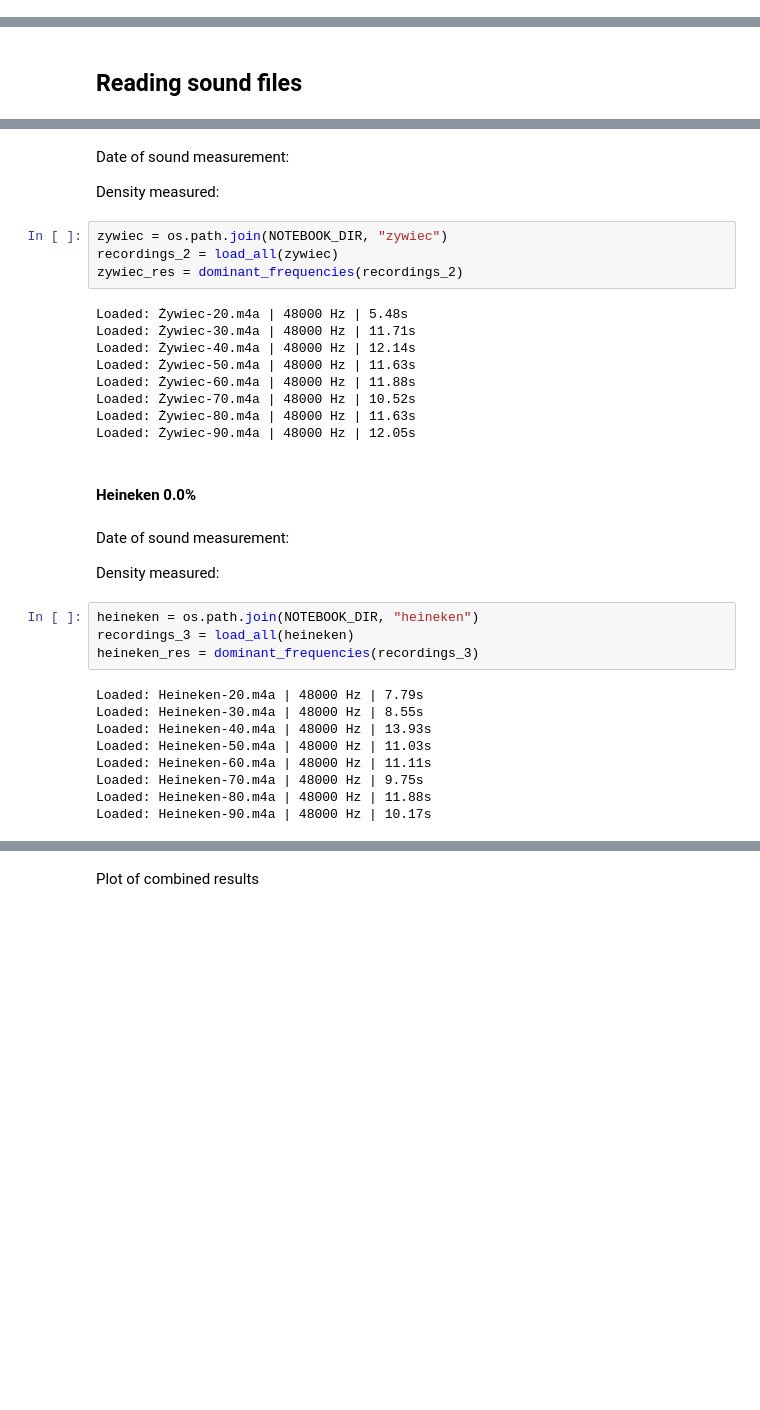
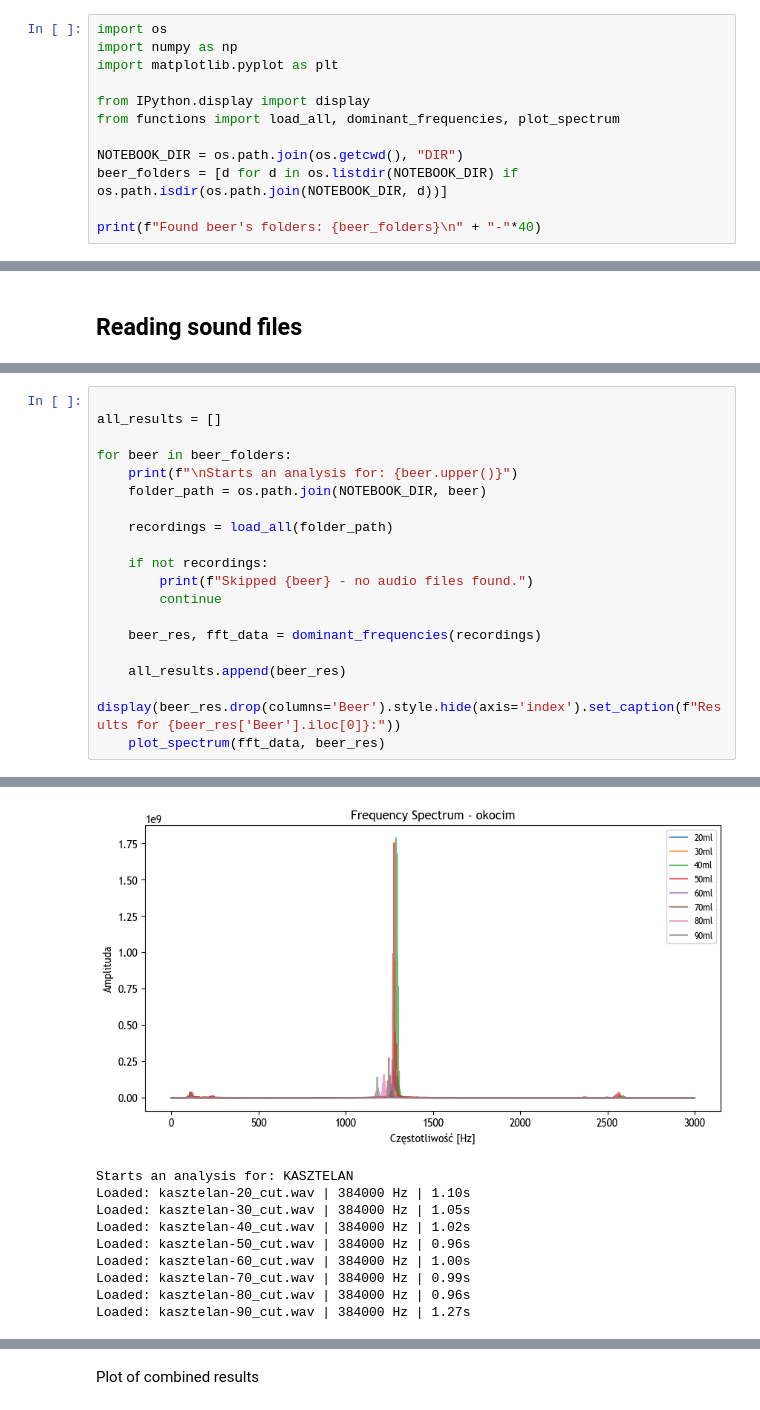
Before and after one commit to SecondGlanceFromAlice/Beer-hemian_Rhapsody, a Jupyter notebook: results_analysis.ipynb, the cells around one changed output, grey strips where cells are left out. Drawn from its saved outputs; the diff is of its cells as text; blank space fills up the shorter version.

Commit message:
Szymek branch (#11)
* fix: poprawka load_audio dla przeplatanych kanalow stereo

* add: folder DIR z nagraniami oraz notebook

* usuniete komentarze, rozdzielenie funkcji oraz poprawienie wygladu

```diff
--- a/results_analysis.ipynb
+++ b/results_analysis.ipynb
@@ -18,0 +11,12 @@ NOTEBOOK_DIR = os.path.abspath(".")
+# %%
+import os
+import numpy as np
+import matplotlib.pyplot as plt
+
+from IPython.display import display
+from functions import load_all, dominant_frequencies, plot_spectrum
+
+NOTEBOOK_DIR = os.path.join(os.getcwd(), "DIR")
+beer_folders = [d for d in os.listdir(NOTEBOOK_DIR) if os.path.isdir(os.path.join(NOTEBOOK_DIR, d))]
+
+print(f"Found beer's folders: {beer_folders}\n" + "-"*40)
@@ -46,36 +30,20 @@ Loaded: Kasztelan-90.m4a | 48000 Hz | 12.39s
-# %% [markdown]
-Date of sound measurement:
-
-Density measured:
-# %%
-zywiec = os.path.join(NOTEBOOK_DIR, "zywiec")
-recordings_2 = load_all(zywiec)
-zywiec_res = dominant_frequencies(recordings_2)
-# %% [output]
-Loaded: Żywiec-20.m4a | 48000 Hz | 5.48s
-Loaded: Żywiec-30.m4a | 48000 Hz | 11.71s
-Loaded: Żywiec-40.m4a | 48000 Hz | 12.14s
-Loaded: Żywiec-50.m4a | 48000 Hz | 11.63s
-Loaded: Żywiec-60.m4a | 48000 Hz | 11.88s
-Loaded: Żywiec-70.m4a | 48000 Hz | 10.52s
-Loaded: Żywiec-80.m4a | 48000 Hz | 11.63s
-Loaded: Żywiec-90.m4a | 48000 Hz | 12.05s
-# %% [markdown]
-#### Heineken 0.0%
-# %% [markdown]
-Date of sound measurement:
-
-Density measured:
-# %%
-heineken = os.path.join(NOTEBOOK_DIR, "heineken")
-recordings_3 = load_all(heineken)
-heineken_res = dominant_frequencies(recordings_3)
-# %% [output]
-Loaded: Heineken-20.m4a | 48000 Hz | 7.79s
-Loaded: Heineken-30.m4a | 48000 Hz | 8.55s
-Loaded: Heineken-40.m4a | 48000 Hz | 13.93s
-Loaded: Heineken-50.m4a | 48000 Hz | 11.03s
-Loaded: Heineken-60.m4a | 48000 Hz | 11.11s
-Loaded: Heineken-70.m4a | 48000 Hz | 9.75s
-Loaded: Heineken-80.m4a | 48000 Hz | 11.88s
-Loaded: Heineken-90.m4a | 48000 Hz | 10.17s
+# %%
+
+all_results = []
+
+for beer in beer_folders:
+    print(f"\nStarts an analysis for: {beer.upper()}")
+    folder_path = os.path.join(NOTEBOOK_DIR, beer)
+
+    recordings = load_all(folder_path)
+
+    if not recordings:
+        print(f"Skipped {beer} - no audio files found.")
+        continue
+
+    beer_res, fft_data = dominant_frequencies(recordings)
+
+    all_results.append(beer_res)
+    display(beer_res.drop(columns='Beer').style.hide(axis='index').set_caption(f"Results for {beer_res['Beer'].iloc[0]}:"))
+    plot_spectrum(fft_data, beer_res)
+# %% [output]
@@ -81,0 +69,10 @@ Loaded: Heineken-90.m4a | 48000 Hz | 10.17s
+[figure, added]
+Starts an analysis for: KASZTELAN
+Loaded: kasztelan-20_cut.wav | 384000 Hz | 1.10s
+Loaded: kasztelan-30_cut.wav | 384000 Hz | 1.05s
+Loaded: kasztelan-40_cut.wav | 384000 Hz | 1.02s
+Loaded: kasztelan-50_cut.wav | 384000 Hz | 0.96s
+Loaded: kasztelan-60_cut.wav | 384000 Hz | 1.00s
+Loaded: kasztelan-70_cut.wav | 384000 Hz | 0.99s
+Loaded: kasztelan-80_cut.wav | 384000 Hz | 0.96s
+Loaded: kasztelan-90_cut.wav | 384000 Hz | 1.27s
```
Also changed, not shown: parts of 13 cells of this notebook, 33 other files.
